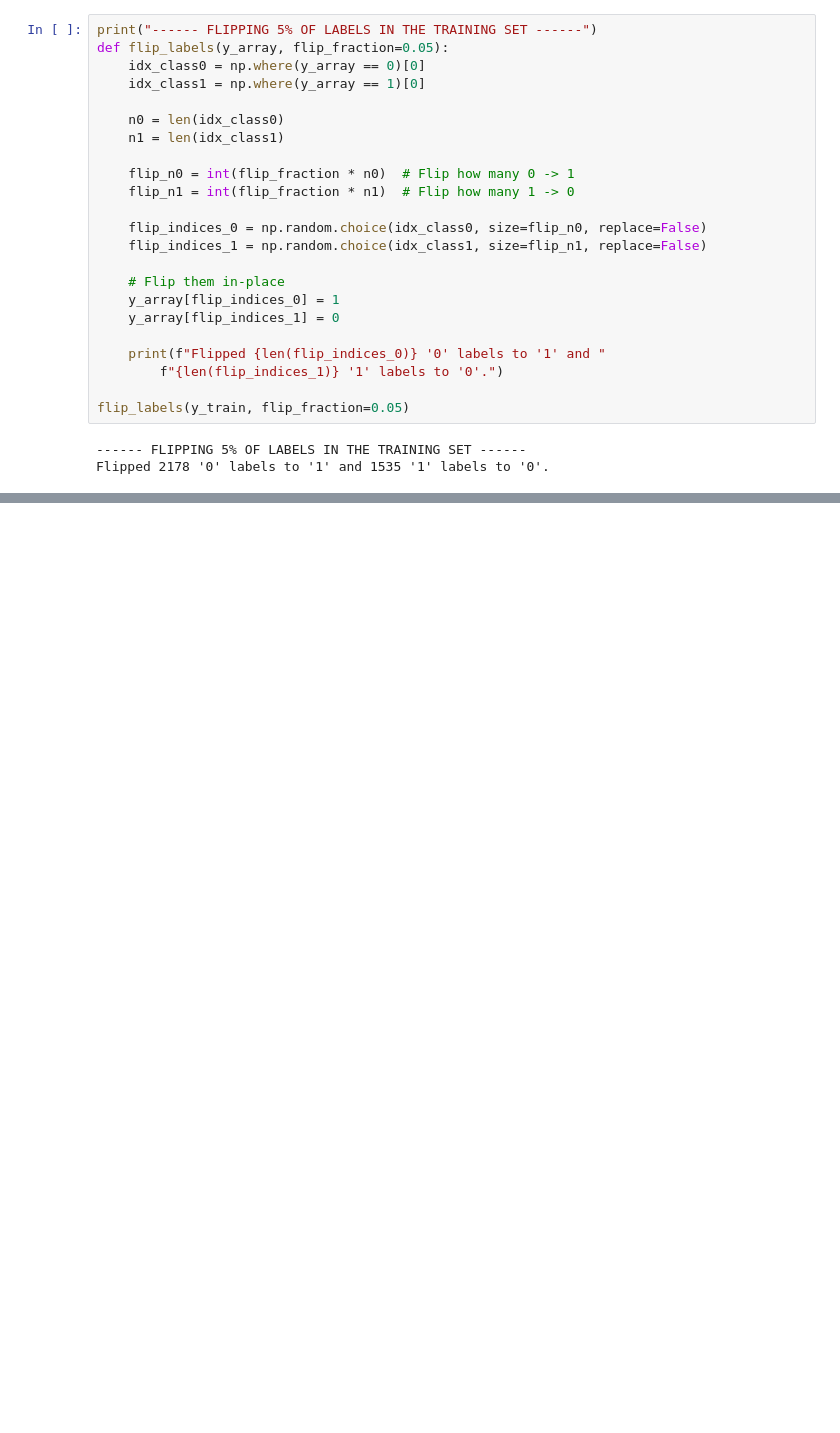
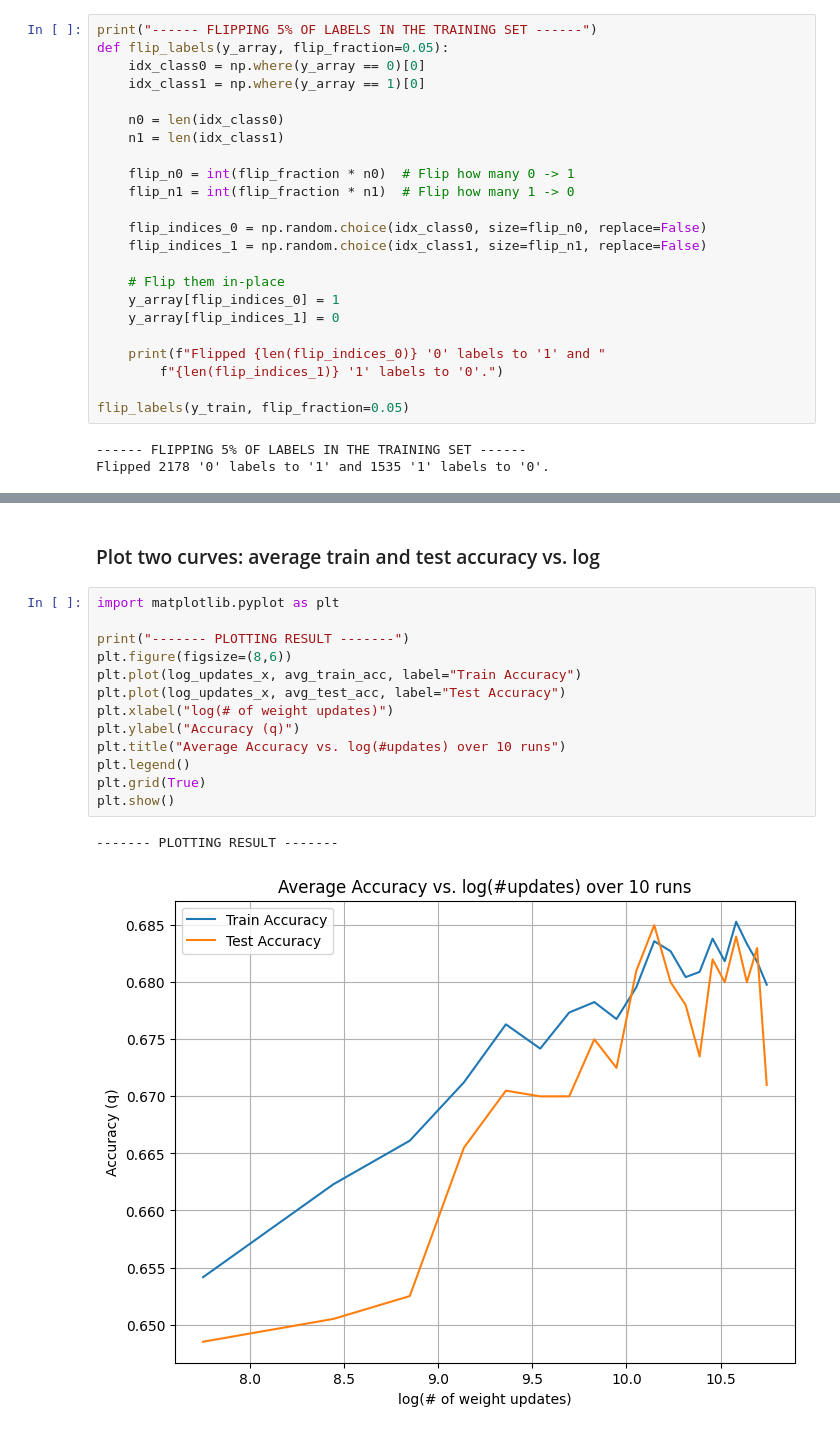
Before and after one commit to cfpisaca/ML_HW0, a Jupyter notebook: HW0.ipynb, the cells around one changed output, grey strips where cells are left out. Drawn from its saved outputs; the diff is of its cells as text; blank space fills up the shorter version.

Commit message:
final changes - trained network 10 times, plotted curves, and display confusion matrices

```diff
--- a/HW0.ipynb
+++ b/HW0.ipynb
@@ -238,0 +298,18 @@ Model architecture: 10 -> 20 -> 1 (sigmoid activations).
+# %% [markdown]
+### Plot two curves: average train and test accuracy vs. log
+# %%
+import matplotlib.pyplot as plt
+
+print("------- PLOTTING RESULT -------")
+plt.figure(figsize=(8,6))
+plt.plot(log_updates_x, avg_train_acc, label="Train Accuracy")
+plt.plot(log_updates_x, avg_test_acc, label="Test Accuracy")
+plt.xlabel("log(# of weight updates)")
+plt.ylabel("Accuracy (q)")
+plt.title("Average Accuracy vs. log(#updates) over 10 runs")
+plt.legend()
+plt.grid(True)
+plt.show()
+# %% [output]
+------- PLOTTING RESULT -------
+[figure, added]
```
Also changed, not shown: parts of 11 cells of this notebook, 1 other file.
